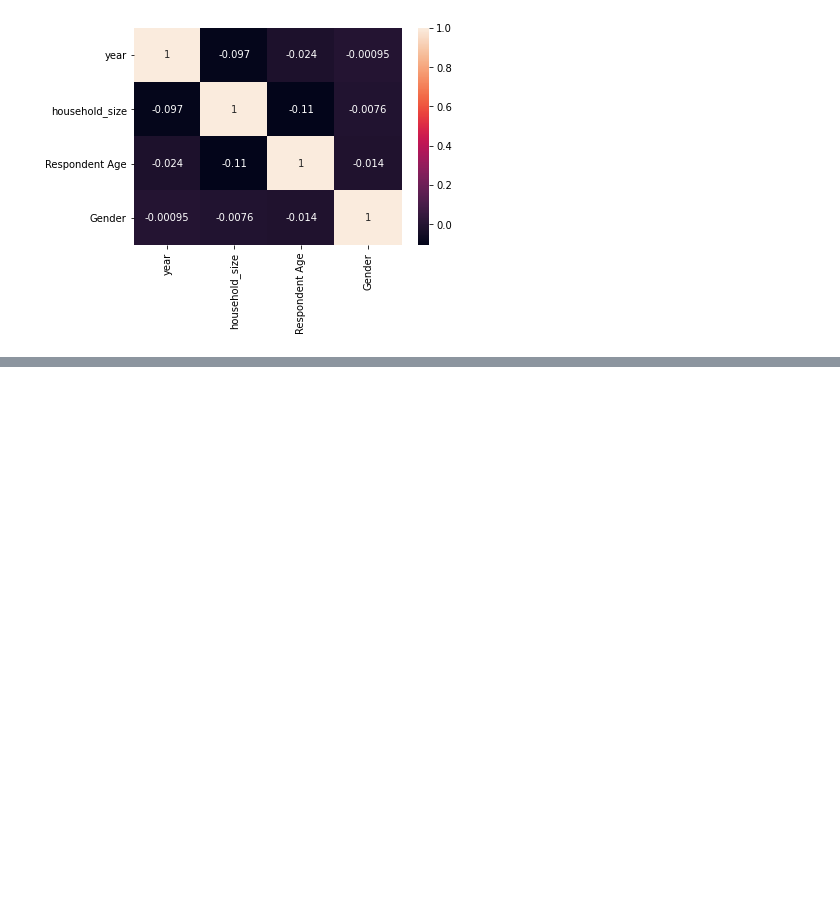
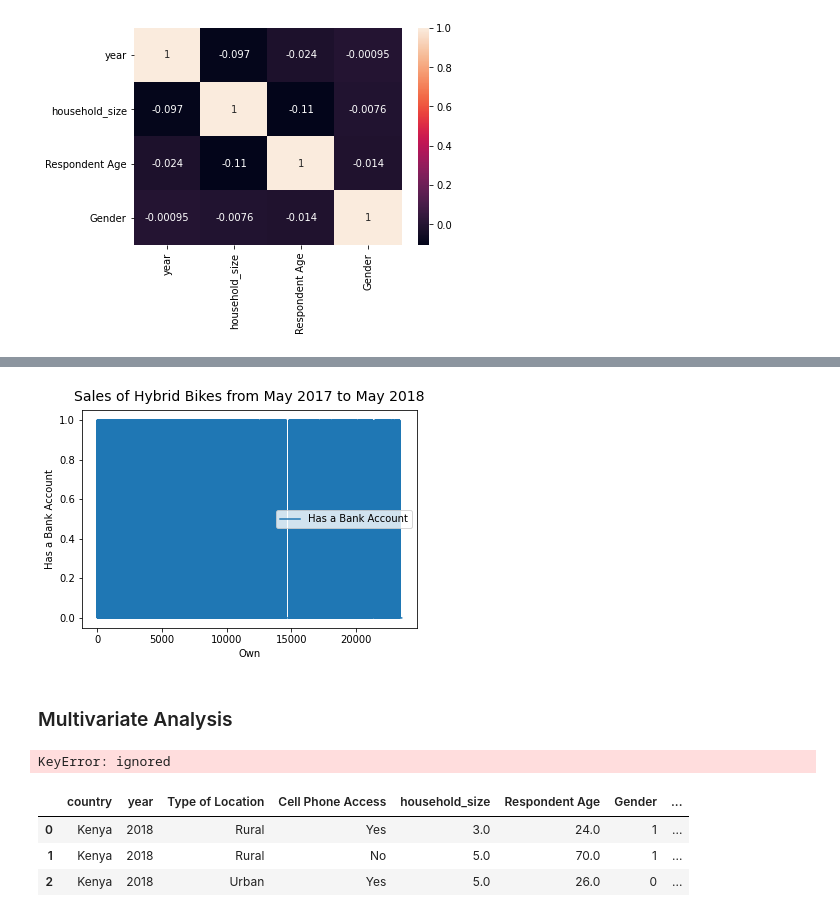
Before and after one commit to cheronoF/Data-Science, a Jupyter notebook: Data_Science_Core_W2_Independent_Project_2021_09_Faith_Rotich_Python_Notebook.ipynb, the cells around one changed output, grey strips where cells are left out. Cells and saved outputs as stored; diff of their text form; code cells hidden in the pictures; blank space fills up the shorter version.

```diff
--- a/Data_Science_Core_W2_Independent_Project_2021_09_Faith_Rotich_Python_Notebook.ipynb
+++ b/Data_Science_Core_W2_Independent_Project_2021_09_Faith_Rotich_Python_Notebook.ipynb
@@ -473,0 +624,17 @@ plt.show()
+# %%
+# Plotting our line graph
+df[["Has a Bank Account"]].plot()
+
+# Giving a title to our line graph
+plt.title("Sales of Hybrid Bikes from May 2017 to May 2018", fontsize=14, y=1.015)
+
+# Labelling the y-axis
+plt.ylabel('Has a Bank Account')
+
+# Labelling the x-axis
+plt.xlabel('Own')
+
+# Displaying our graph
+plt.show()
+# %% [output]
+[figure, added]
@@ -473,0 +643,30 @@ plt.show()
+# %% [markdown]
+### Multivariate Analysis
+# %%
+# Converting all the columns with string values to intergers/float for Multivariate analysis
+
+# The columns are, Type of Location - Rural or Urban, Cell-phone Access
+
+# Dropping the columns marital status, level of education and type of job for now.
+
+df_financial_dataset = df.drop(['marital_status', 'Level of Educuation', 'Type of Job'], axis = 1)
+
+df_financial_dataset
+# %% [output]
+KeyError: ignored
+# %%
+# Converting type of location to 1 for Urban and 2 for Rural
+
+# Assigning 1 to Rural and 0 to Urban for 'Type of Location' column in order to analyse this data
+
+# using get dummies function in pandas
+
+dummy = pd.get_dummies(df_financial_dataset['Type of Location'])
+dummy.head(3)
+df = pd.concat((df_financial_dataset, dummy), axis=1)
+df.head(3)
+# %% [output]
+|  | country | year | Type of Location | Cell Phone Access | household_size | Respondent Age | Gender | ... |
+| 0 | Kenya | 2018 | Rural | Yes | 3.0 | 24.0 | 1 | ... |
+| 1 | Kenya | 2018 | Rural | No | 5.0 | 70.0 | 1 | ... |
+| 2 | Kenya | 2018 | Urban | Yes | 5.0 | 26.0 | 0 | ... |
```
Also changed, not shown: parts of 61 cells of this notebook.
